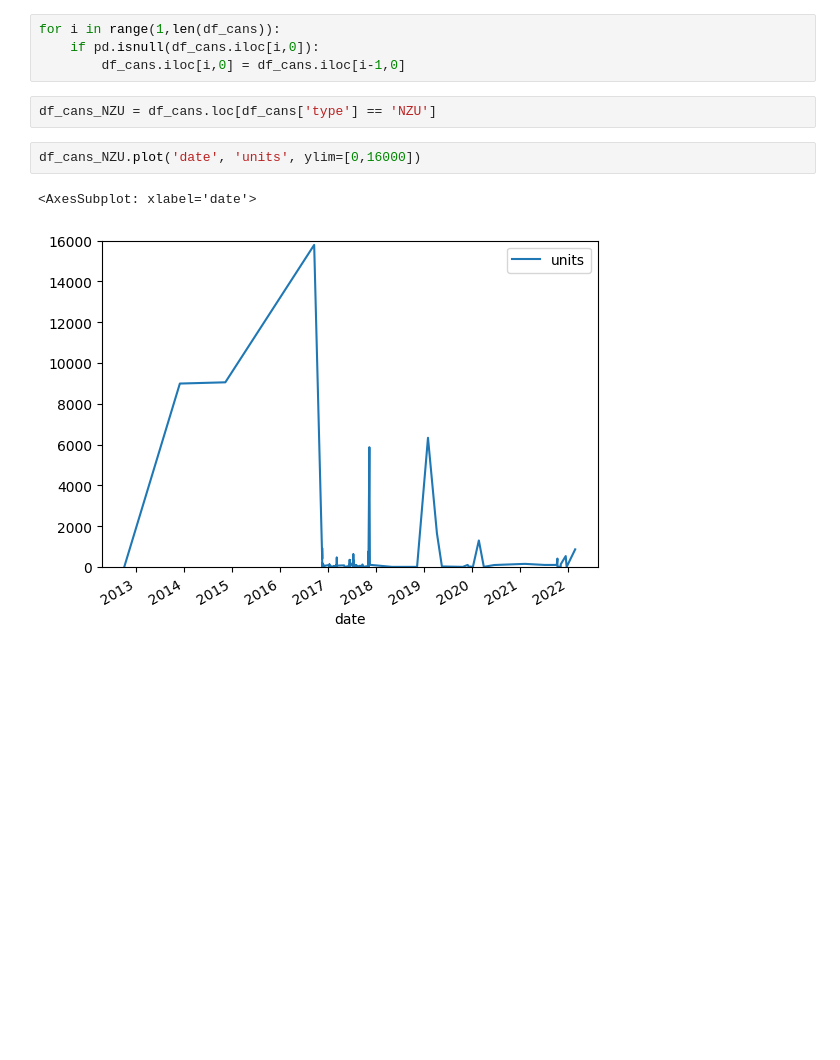
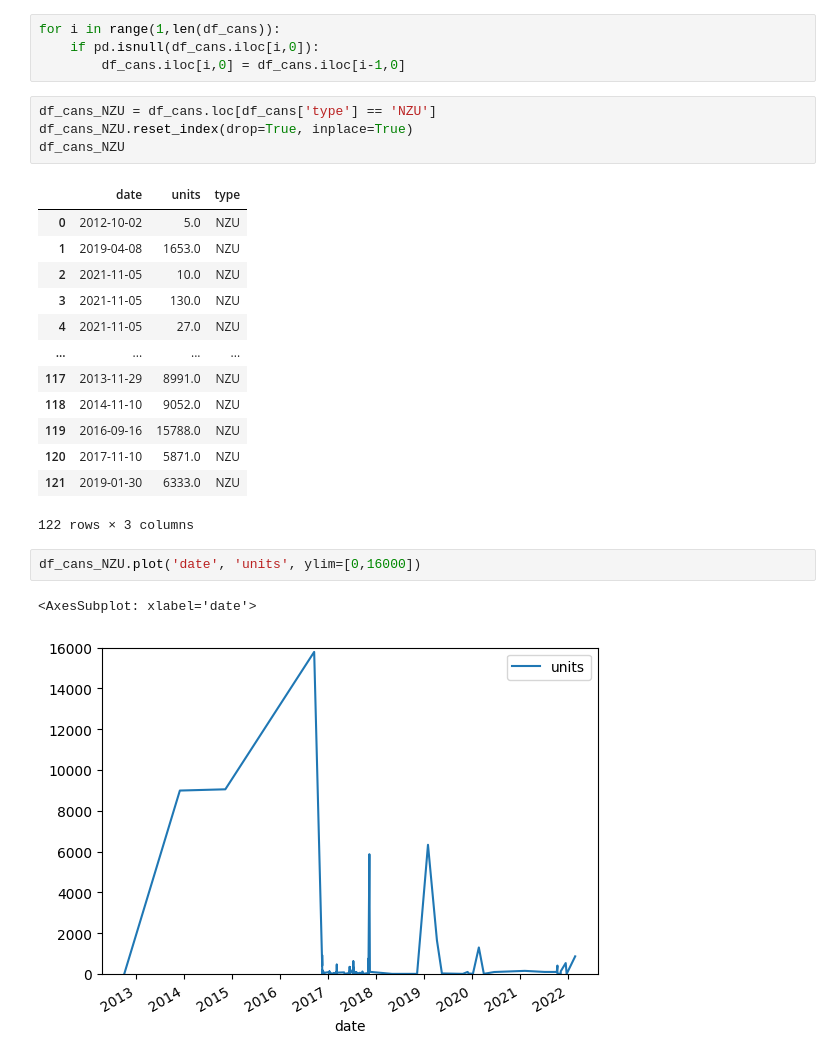
Before and after one commit to dmitrische/nzu-market, a Jupyter notebook: analysis.ipynb, the cells around one changed output. Cells and saved outputs as stored; diff of their text form; blank space fills up the shorter version.

```diff
--- a/analysis.ipynb
+++ b/analysis.ipynb
@@ -158,6 +184,22 @@ for i in range(1,len(df_cans)):
         df_cans.iloc[i,0] = df_cans.iloc[i-1,0]
 # %%
 df_cans_NZU = df_cans.loc[df_cans['type'] == 'NZU']
+df_cans_NZU.reset_index(drop=True, inplace=True)
+df_cans_NZU
+# %% [output]
+|  | date | units | type |
+| 0 | 2012-10-02 | 5.0 | NZU |
+| 1 | 2019-04-08 | 1653.0 | NZU |
+| 2 | 2021-11-05 | 10.0 | NZU |
+| 3 | 2021-11-05 | 130.0 | NZU |
+| 4 | 2021-11-05 | 27.0 | NZU |
+| ... | ... | ... | ... |
+| 117 | 2013-11-29 | 8991.0 | NZU |
+| 118 | 2014-11-10 | 9052.0 | NZU |
+| 119 | 2016-09-16 | 15788.0 | NZU |
+| 120 | 2017-11-10 | 5871.0 | NZU |
+| 121 | 2019-01-30 | 6333.0 | NZU |
+122 rows × 3 columns
 # %%
 df_cans_NZU.plot('date', 'units', ylim=[0,16000])
 # %% [output]
```
Also changed, not shown: parts of 11 cells of this notebook, 1 other file.
